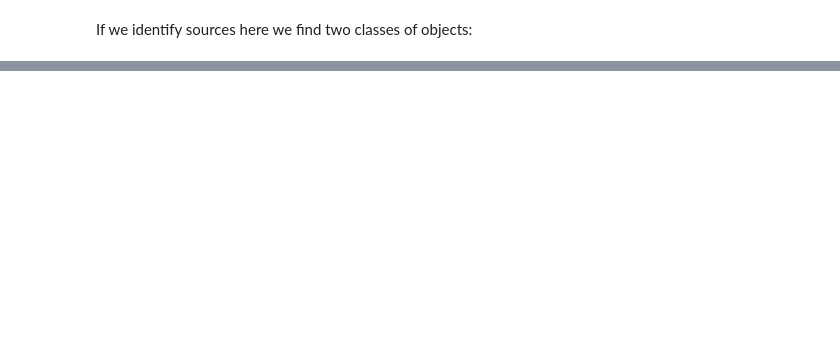
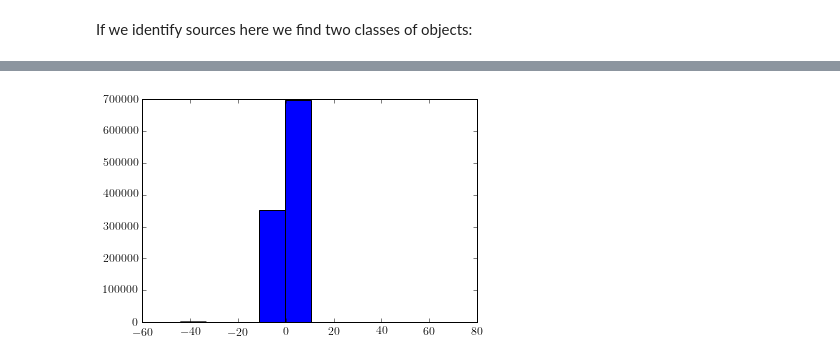
Before and after one commit to BrunoSanchez/presentaciones, a Jupyter notebook: FOF2017/slides/slidesFOF2017.ipynb, the cells around one changed output, grey strips where cells are left out. Drawn from its saved outputs; the diff is of its cells as text; code cells hidden in the pictures; blank space fills up the shorter version.

```diff
--- a/FOF2017/slides/slidesFOF2017.ipynb
+++ b/FOF2017/slides/slidesFOF2017.ipynb
@@ -162,4 +194,16 @@ from astropy.io import ascii
 from astropy.io import fits
 import matplotlib.pyplot as plt
 
+font = {'family'        : 'sans-serif',
+        'sans-serif'    : ['Computer Modern Sans serif'],
+        'weight'        : 'regular',
+        'size'          : 12}
+
+text = {'usetex'        : True}
+
+plt.rc('font', **font)
+plt.rc('text', **text)
+
+import warnings
+warnings.filterwarnings('ignore')
 %matplotlib inline
@@ -177,0 +241,4 @@ plt.ylim(600, 800)
+# %%
+plt.hist(D.real.flatten()); plt.show()
+# %% [output]
+[figure, added]
```
Also changed, not shown: parts of 14 cells of this notebook.
